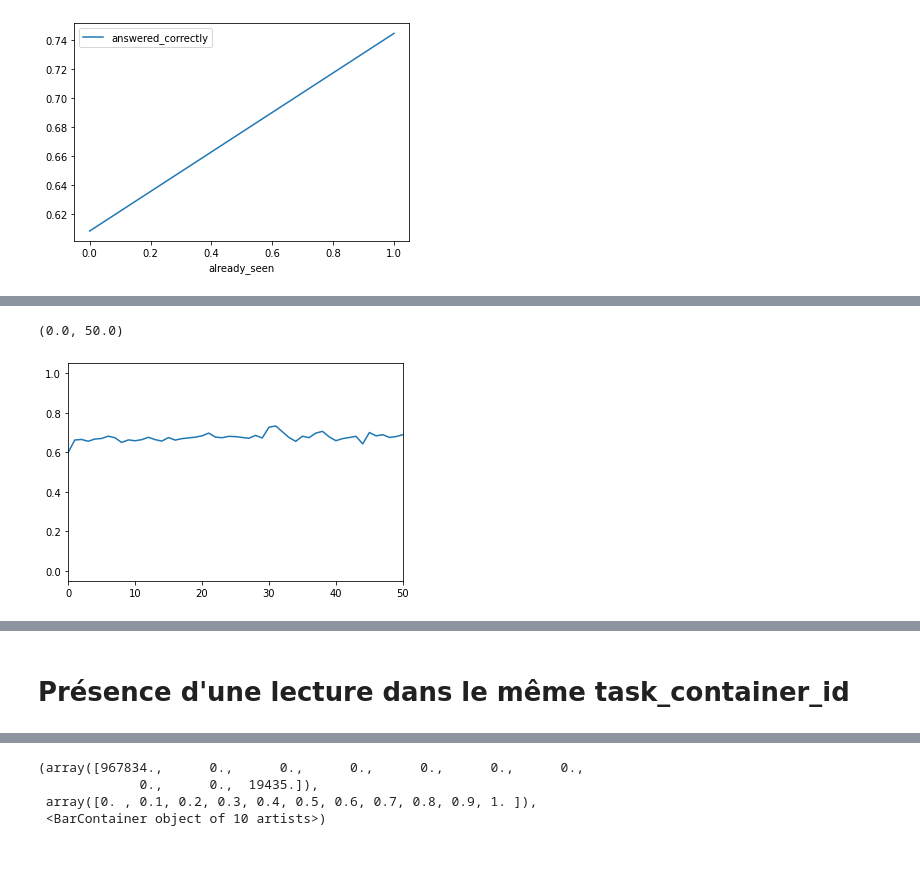
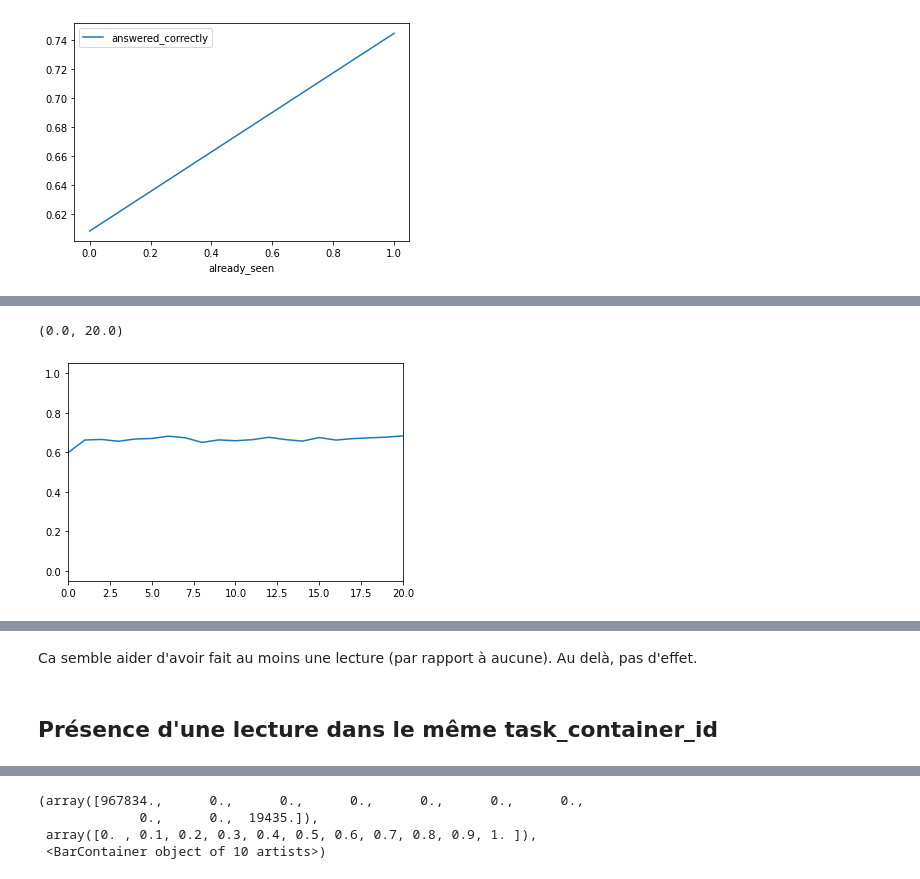
Before and after one commit to YohannD/riiid_final_project, a Jupyter notebook: notebooks/Features_engineering_thomas.ipynb, the cells around one changed output, grey strips where cells are left out. Saved outputs shown, nothing was run; the diff lists cells and outputs as text; code cells hidden in the pictures.

```diff
--- a/notebooks/Features_engineering_thomas.ipynb
+++ b/notebooks/Features_engineering_thomas.ipynb
@@ -226,9 +158,9 @@ train_1M['lectures_seen']=train_1M.groupby('user_id').cumsum()['content_type_id'
 # %%
 plt.plot(train_1M.query('content_type_id==0').groupby('lectures_seen').mean()['answered_correctly'])
-plt.xlim(0,50)
+plt.xlim(0,20)
 # %% [output]
-(0.0, 50.0)
+(0.0, 20.0)
-[figure, old version]
+[figure, new version]
 # %%
 plt.hist(train_1M['lectures_seen'],bins=200)
 # %% [output]
@@ -250,3 +182,5 @@ plt.hist(train_1M['lectures_seen'],bins=200)
         198., 199., 200.]),
  <BarContainer object of 200 artists>)
 [figure]
+# %% [markdown]
+Ca semble aider d'avoir fait au moins une lecture (par rapport à aucune). Au delà, pas d'effet.
@@ -253,4 +189,4 @@ plt.hist(train_1M['lectures_seen'],bins=200)
 # %% [markdown]
-# Présence d'une lecture dans le même task_container_id
+## Présence d'une lecture dans le même task_container_id
 # %%
 train_1M['lectures_seen_in_same_task_container']=train_1M.groupby(['user_id','task_container_id']).cumsum()['content_type_id']
```
Also changed, not shown: parts of 126 cells of this notebook, 1 other file.
